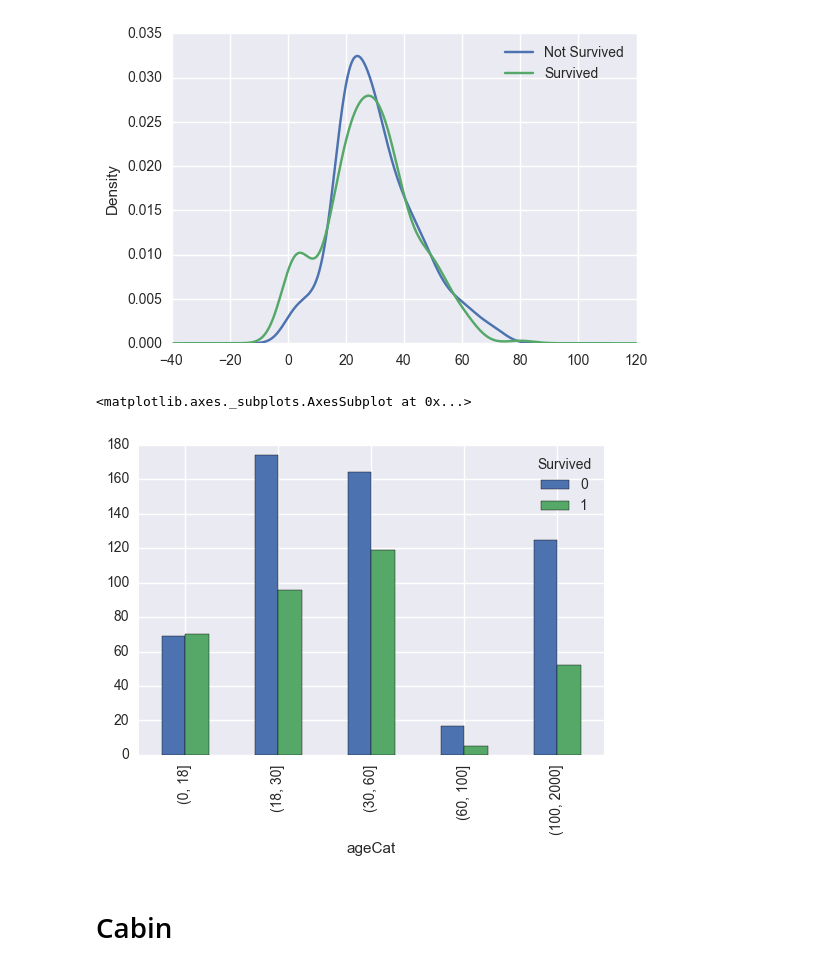
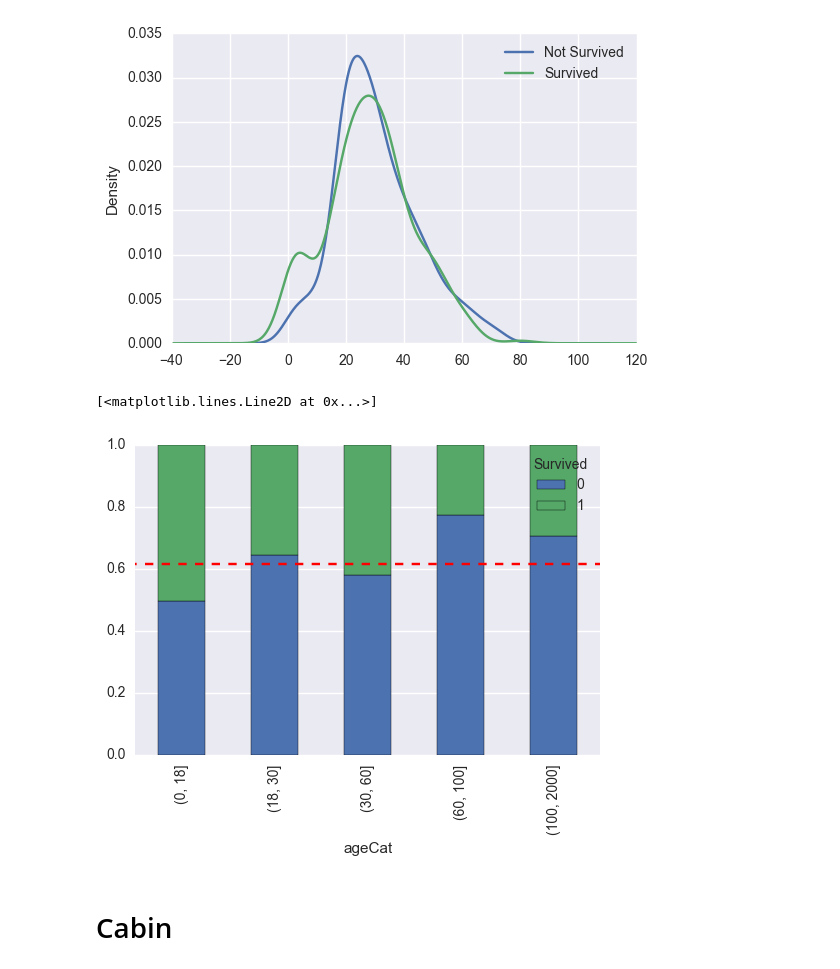
Before and after one commit to smkim235/kaggle, a Jupyter notebook: 1. Titanic Survival/1. Titanic - Data Exploration.ipynb, the cells around one changed output. Drawn from its saved outputs; the diff is of its cells as text; code cells hidden in the pictures.

```diff
--- a/titanic_survival/1. Titanic - Data Exploration.ipynb
+++ b/1. Titanic Survival/1. Titanic - Data Exploration.ipynb
@@ -211,11 +216,15 @@ plot_data[mask_survived].plot(kind='kde', label='Survived', legend=True)
 # %%
 df.Age.fillna(1000, inplace=True)
 df['ageCat'] = pd.cut(df['Age'], bins=[0,18,30,60, 100, 2000])
-# %%
-df.groupby(['ageCat', 'Survived']).size().unstack().plot(kind='bar')
-# %% [output]
-<matplotlib.axes._subplots.AxesSubplot at 0x...>
-[figure, removed]
+# %%
+gp_a_s = df.groupby(['ageCat', 'Survived']).size().unstack()
+gp_a_s.div(gp_a_s.sum(1), axis=0).plot(kind='bar', stacked=1)
+
+overall_avg = 0.616
+plt.plot([-1,6], [overall_avg,overall_avg],'r--')
+# %% [output]
+[<matplotlib.lines.Line2D at 0x...>]
+[figure, added]
 # %% [markdown]
 # Cabin
 # %% [markdown]
```
Also changed, not shown: parts of 11 cells of this notebook, 8 other files.
